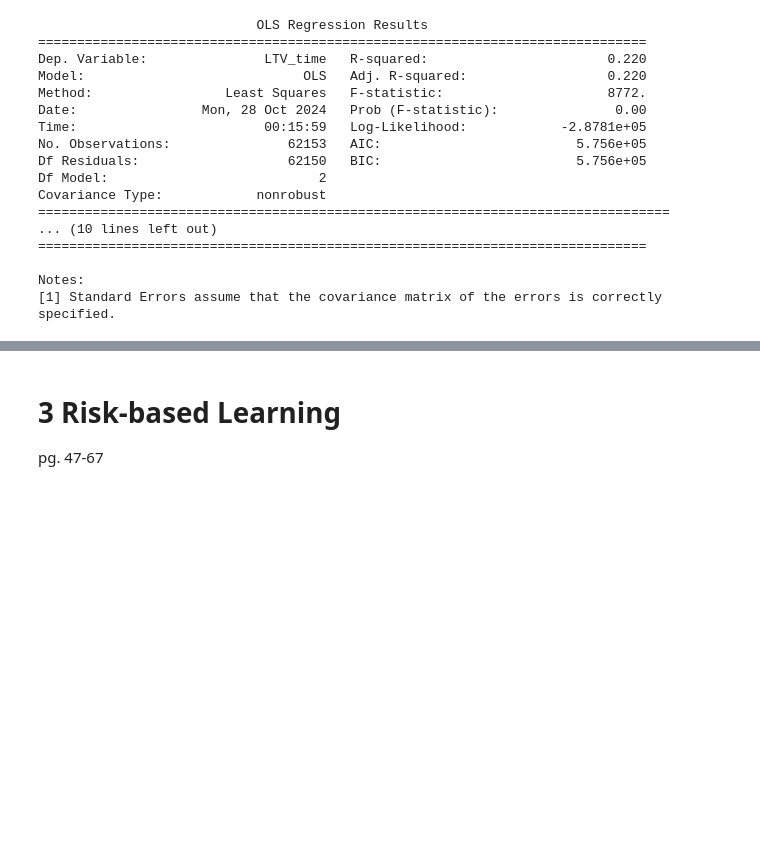
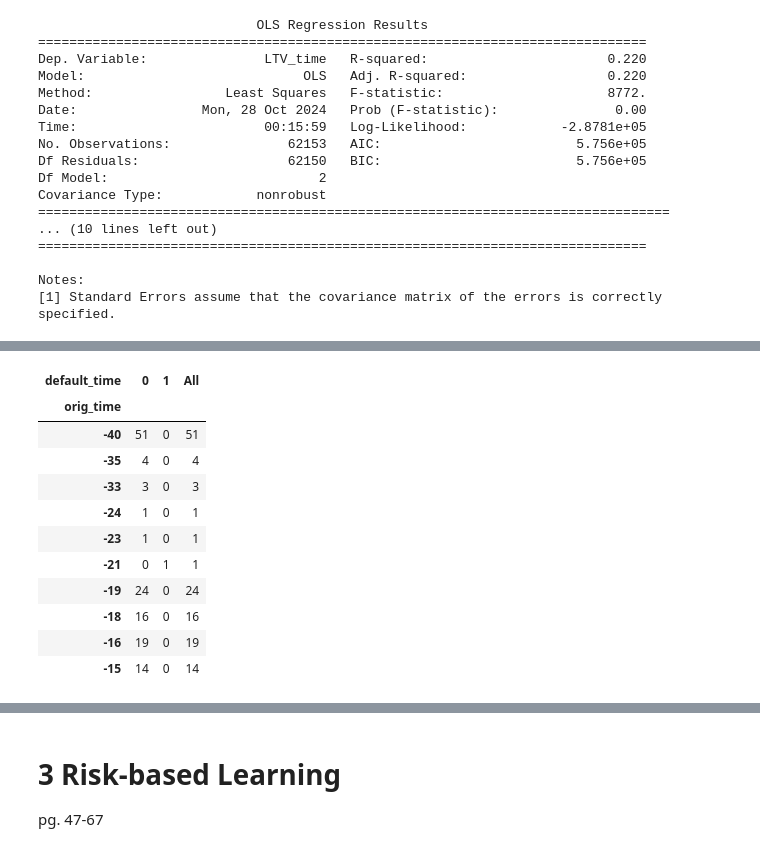
Before and after one commit to lktuan/deep_credit_risk, a Jupyter notebook: notebooks/part1_principle_of_data_learning.ipynb, the cells around one changed output, grey strips where cells are left out. Saved outputs shown, nothing was run; the diff lists cells and outputs as text; code cells hidden in the pictures; blank space fills up the shorter version.

```diff
--- a/notebooks/part1_principle_of_data_learning.ipynb
+++ b/notebooks/part1_principle_of_data_learning.ipynb
@@ -560,0 +663,18 @@ Notes:
+# %%
+# Provide a frequency table that shows the number of defaults in the sample.
+table = pd.crosstab(data.orig_time, data.default_time, margins=True)
+
+table.head(10)
+# %% [output]
+| default_time | 0 | 1 | All |
+| orig_time |  |  |  |
+| -40 | 51 | 0 | 51 |
+| -35 | 4 | 0 | 4 |
+| -33 | 3 | 0 | 3 |
+| -24 | 1 | 0 | 1 |
+| -23 | 1 | 0 | 1 |
+| -21 | 0 | 1 | 1 |
+| -19 | 24 | 0 | 24 |
+| -18 | 16 | 0 | 16 |
+| -16 | 19 | 0 | 19 |
+| -15 | 14 | 0 | 14 |
```
Also changed, not shown: parts of 14 cells of this notebook, 2 other files.
